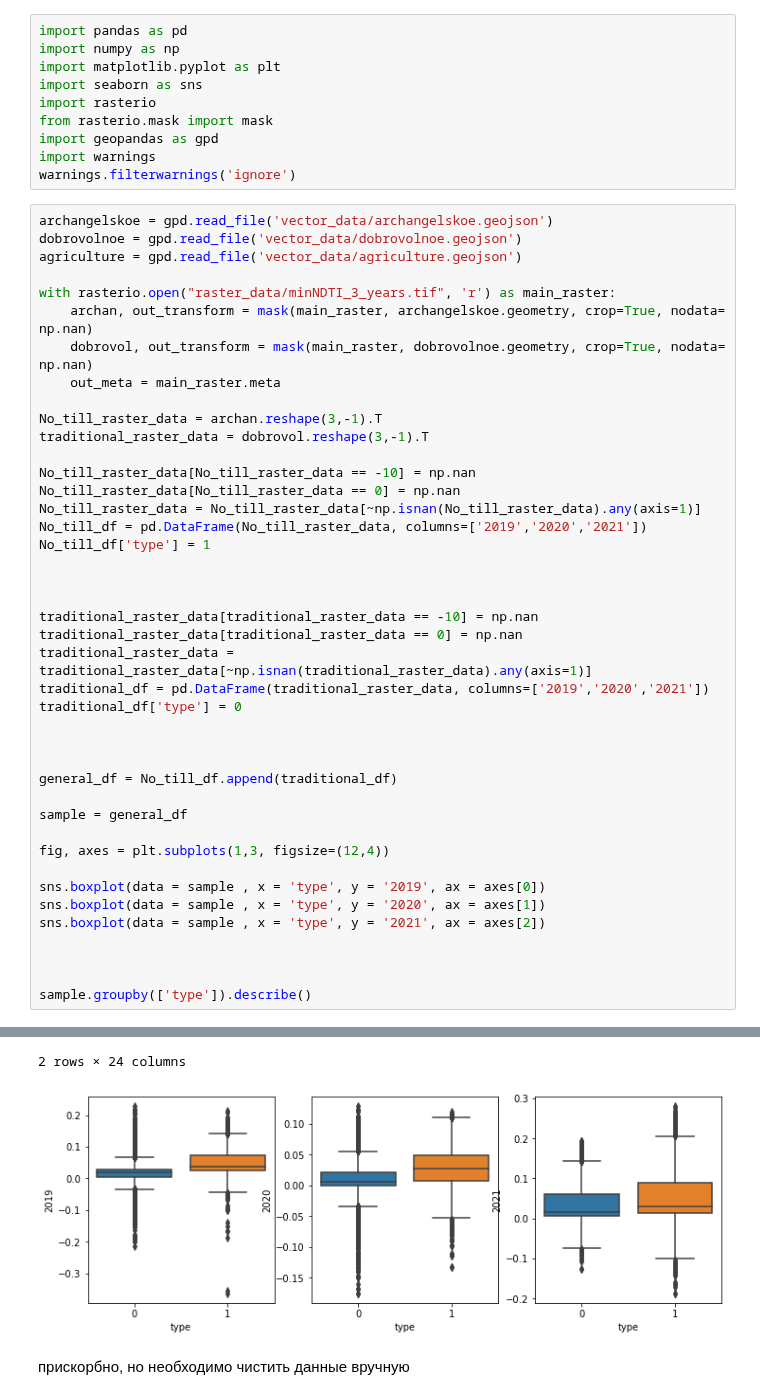
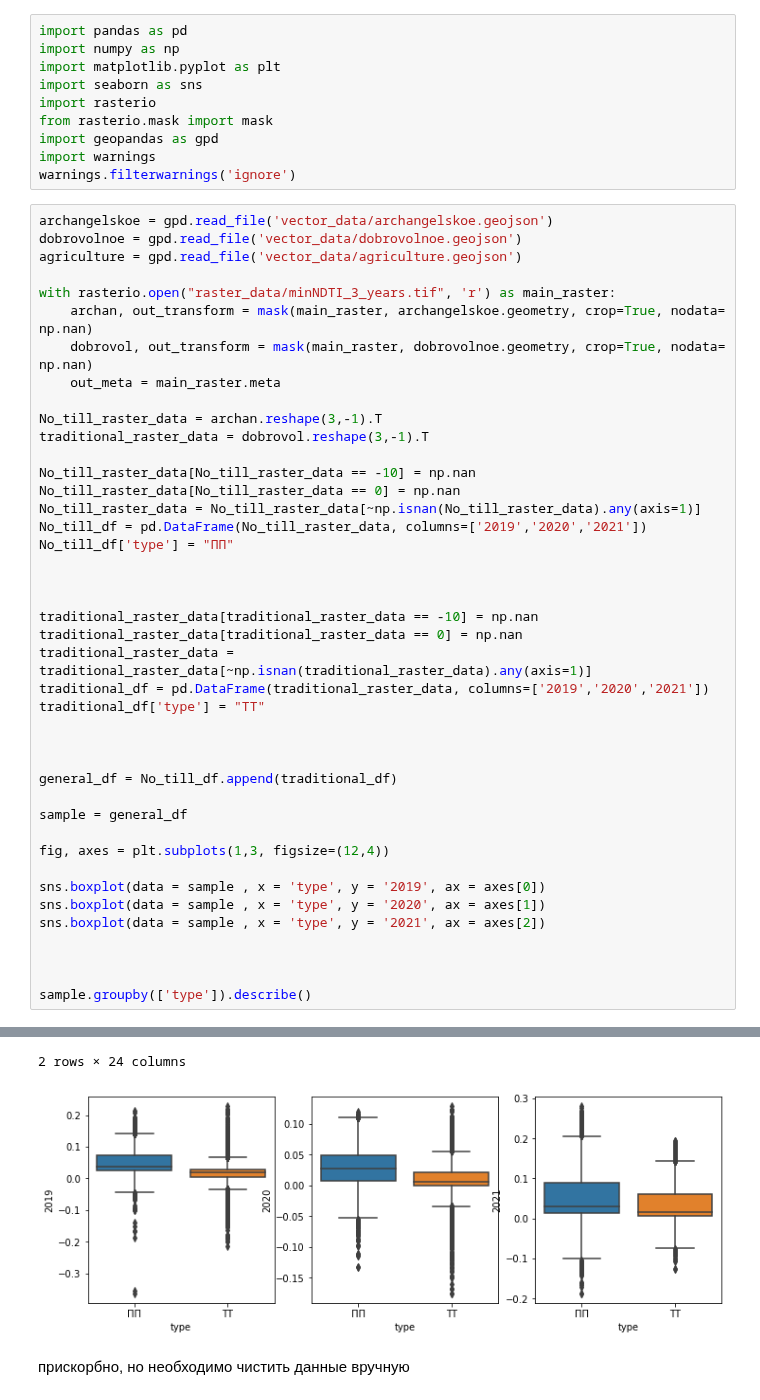
Before and after one commit to hukitoc94/total_archangelskiy, a Jupyter notebook: budenovs_classification/classification_budenovs.ipynb, the cells around one changed output, grey strips where cells are left out. Saved outputs shown, nothing was run; the diff lists cells and outputs as text.

```diff
--- a/budenovs_classification/classification_budenovs.ipynb
+++ b/budenovs_classification/classification_budenovs.ipynb
@@ -25,7 +25,7 @@ No_till_raster_data[No_till_raster_data == -10] = np.nan
 No_till_raster_data[No_till_raster_data == 0] = np.nan
 No_till_raster_data = No_till_raster_data[~np.isnan(No_till_raster_data).any(axis=1)]
 No_till_df = pd.DataFrame(No_till_raster_data, columns=['2019','2020','2021'])
-No_till_df['type'] = 1
+No_till_df['type'] = "ПП"
 
 
 
@@ -33,7 +33,7 @@ traditional_raster_data[traditional_raster_data == -10] = np.nan
 traditional_raster_data[traditional_raster_data == 0] = np.nan
 traditional_raster_data = traditional_raster_data[~np.isnan(traditional_raster_data).any(axis=1)]
 traditional_df = pd.DataFrame(traditional_raster_data, columns=['2019','2020','2021'])
-traditional_df['type'] = 0
+traditional_df['type'] = "ТТ"
 
 
 
@@ -59,5 +59,5 @@ sample.groupby(['type']).describe()
 2 rows × 24 columns
-[figure, old version]
+[figure, new version]
 # %% [markdown]
 прискорбно, но необходимо чистить данные вручную
 # %%
```
Also changed, not shown: parts of 3 cells of this notebook.
